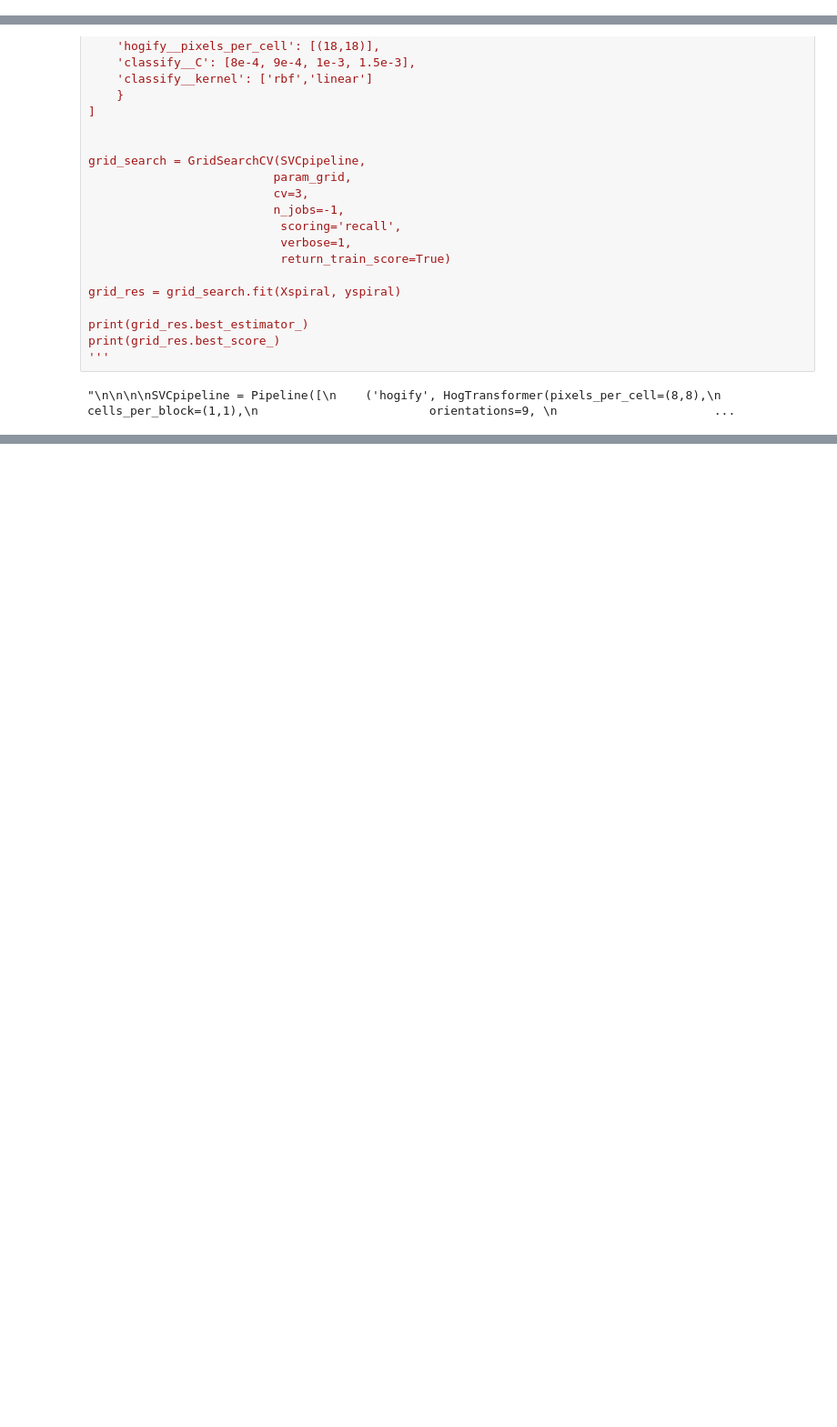
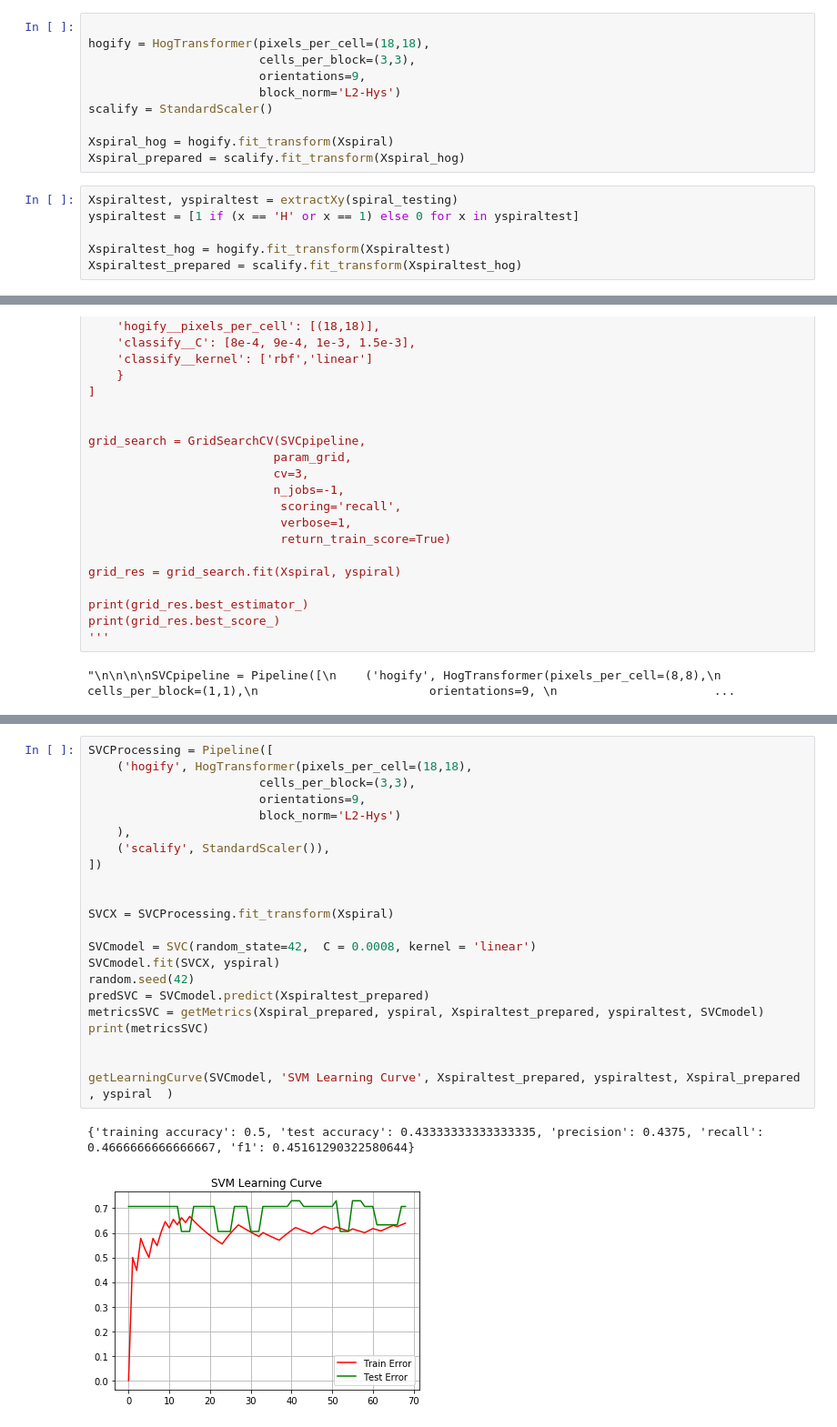
Before and after one commit to DanAudy/ParkinsonProject, a Jupyter notebook: ParkinsonCat.ipynb, the cells around one changed output, grey strips where cells are left out. Shown at 91% size. Saved outputs shown, nothing was run; the diff lists cells and outputs as text; blank space fills up the shorter version.

Commit message:
Randomized learning curve graphing

```diff
--- a/ParkinsonCat.ipynb
+++ b/ParkinsonCat.ipynb
@@ -164,3 +155,19 @@ Xspiral_prepared = scalify.fit_transform(Xspiral_hog)
+# %%
+
+hogify = HogTransformer(pixels_per_cell=(18,18),
+                        cells_per_block=(3,3),
+                        orientations=9,
+                        block_norm='L2-Hys')
+scalify = StandardScaler()
+
+Xspiral_hog = hogify.fit_transform(Xspiral)
+Xspiral_prepared = scalify.fit_transform(Xspiral_hog)
+# %%
+Xspiraltest, yspiraltest = extractXy(spiral_testing)
+yspiraltest = [1 if (x == 'H' or x == 1) else 0 for x in yspiraltest]
+
+Xspiraltest_hog = hogify.fit_transform(Xspiraltest)
+Xspiraltest_prepared = scalify.fit_transform(Xspiraltest_hog)
 # %%
 '''
 
@@ -355,0 +421,25 @@ print(pred)
+# %%
+SVCProcessing = Pipeline([
+    ('hogify', HogTransformer(pixels_per_cell=(18,18),
+                        cells_per_block=(3,3),
+                        orientations=9,
+                        block_norm='L2-Hys')
+    ),
+    ('scalify', StandardScaler()),
+])
+
+
+SVCX = SVCProcessing.fit_transform(Xspiral)
+
+SVCmodel = SVC(random_state=42,  C = 0.0008, kernel = 'linear')
+SVCmodel.fit(SVCX, yspiral)
+random.seed(42)
+predSVC = SVCmodel.predict(Xspiraltest_prepared)
+metricsSVC = getMetrics(Xspiral_prepared, yspiral, Xspiraltest_prepared, yspiraltest, SVCmodel)
+print(metricsSVC)
+
+
+getLearningCurve(SVCmodel, 'SVM Learning Curve', Xspiraltest_prepared, yspiraltest, Xspiral_prepared , yspiral  )
+# %% [output]
+{'training accuracy': 0.5, 'test accuracy': 0.43333333333333335, 'precision': 0.4375, 'recall': 0.4666666666666667, 'f1': 0.45161290322580644}
+[figure, added]
```
Also changed, not shown: parts of 12 cells of this notebook.
